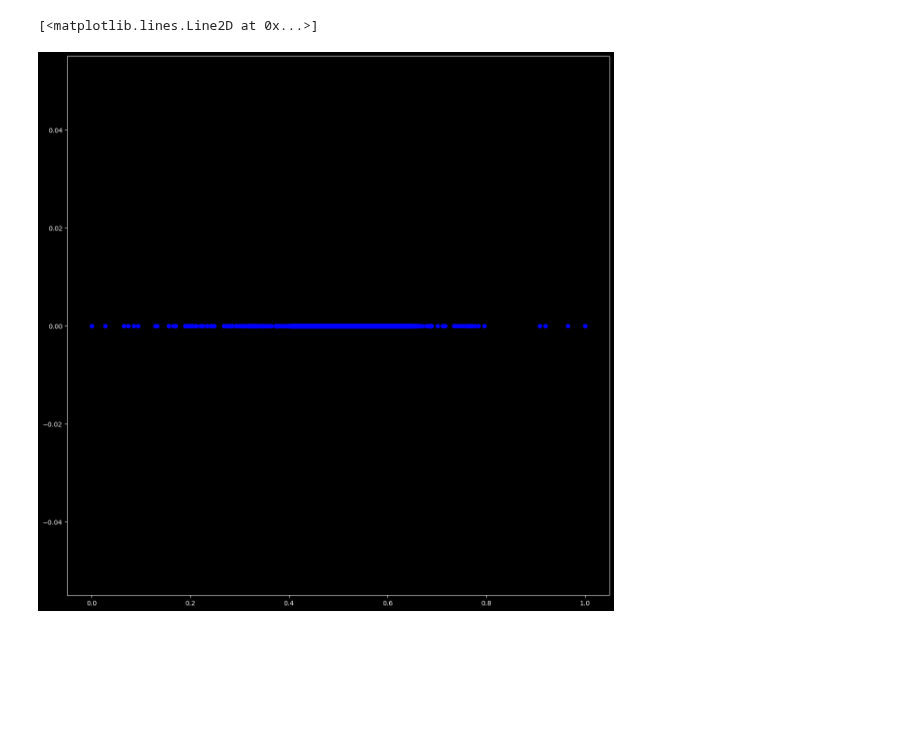
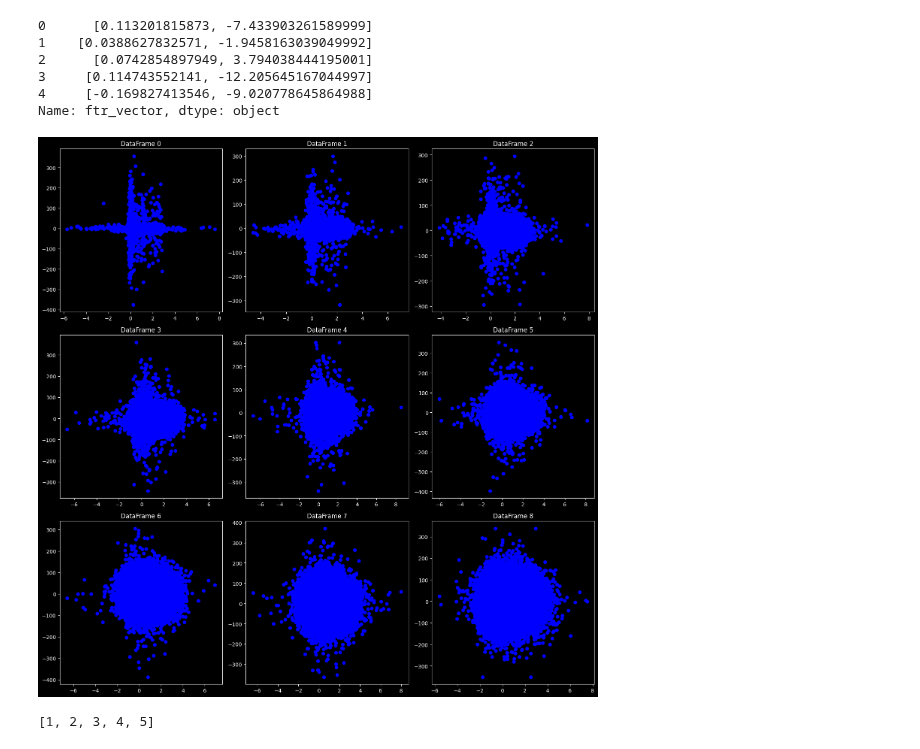
Before and after one commit to Nici1/anomaly-detection, a Jupyter notebook: notebooks/visualization.ipynb, the cells around one changed output. Saved outputs shown, nothing was run; the diff lists cells and outputs as text; code cells hidden in the pictures; blank space fills up the shorter version.

```diff
--- a/notebooks/visualization.ipynb
+++ b/notebooks/visualization.ipynb
@@ -31,3 +36,0 @@ for i in range(1, 10):
-# %%
-df = pd.read_csv(f'data/validation/ads-{i}.csv')
-df.head(5)
@@ -74,7 +68,0 @@ plt.show()
-# %%
-fig, axs = plt.subplots(figsize=(15, 15))
-
-plt.plot(dfs[f'df_1']['ftr_vector'], [0] * len(dfs[f'df_1']), 'bo')
-# %% [output]
-[<matplotlib.lines.Line2D at 0x...>]
-[figure, removed]
@@ -80,0 +103,41 @@ plt.plot(dfs[f'df_1']['ftr_vector'], [0] * len(dfs[f'df_1']), 'bo')
+# %%
+dataframes[0]['ftr_vector'].head()
+# %% [output]
+0      [0.113201815873, -7.433903261589999]
+1    [0.0388627832571, -1.9458163039049992]
+2      [0.0742854897949, 3.794038444195001]
+3     [0.114743552141, -12.205645167044997]
+4     [-0.169827413546, -9.020778645864988]
+Name: ftr_vector, dtype: object
+# %%
+fig, axs = plt.subplots(3, 3, figsize=(15, 15))
+
+for i in range(3):
+    for j in range(3):
+        # Calculate the index for accessing the dfs dictionary
+        index = i * 3 + j
+
+
+
+        original_values = [ast.literal_eval(point)[0] for point in dataframes[index]['ftr_vector'][1:]]
+        derivative_values = [ast.literal_eval(point)[1] for point in dataframes[index]['ftr_vector'][1:]]
+
+
+        axs[i, j].plot(original_values, derivative_values, "bo")
+
+        axs[i, j].set_title(f'DataFrame {index}')
+
+plt.tight_layout()
+plt.show()
+# %% [output]
+[figure, added]
+# %%
+# String representation of the list
+list_string = "[ 1                 2 3 4 5]"
+
+# Parse the string into a list
+parsed_list = [int(item) for item in list_string.strip("[]").split()]
+
+print(parsed_list)  # Output: [1, 2, 3, 4, 5]
+# %% [output]
+[1, 2, 3, 4, 5]
```
Also changed, not shown: parts of 5 cells of this notebook, 23 other files.
